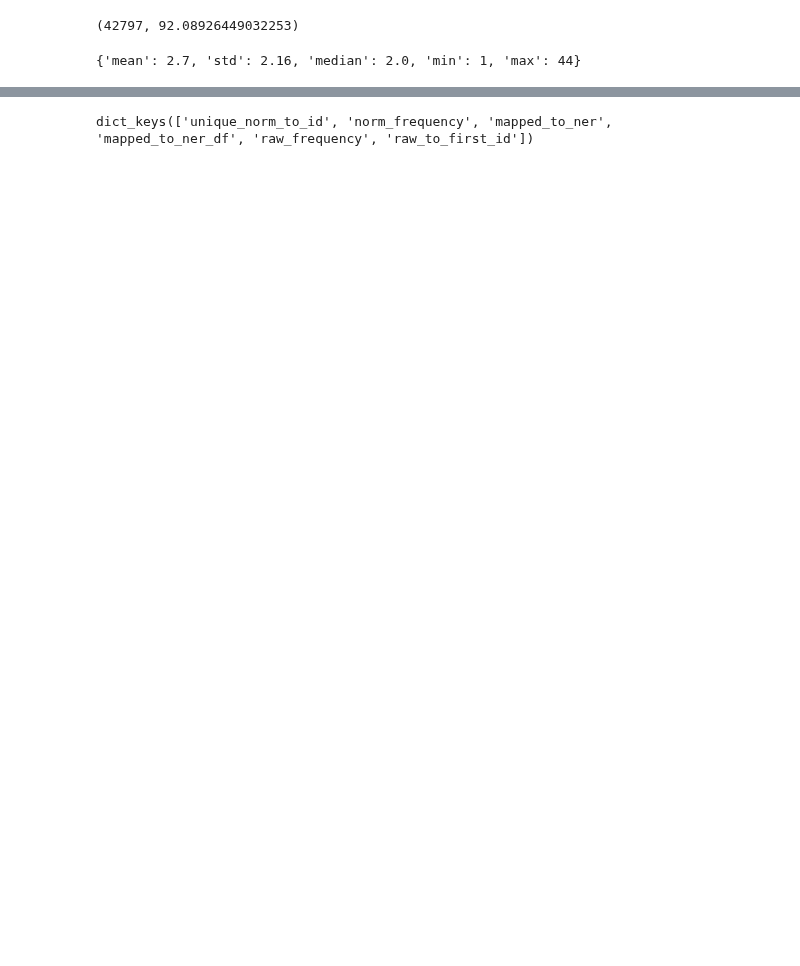
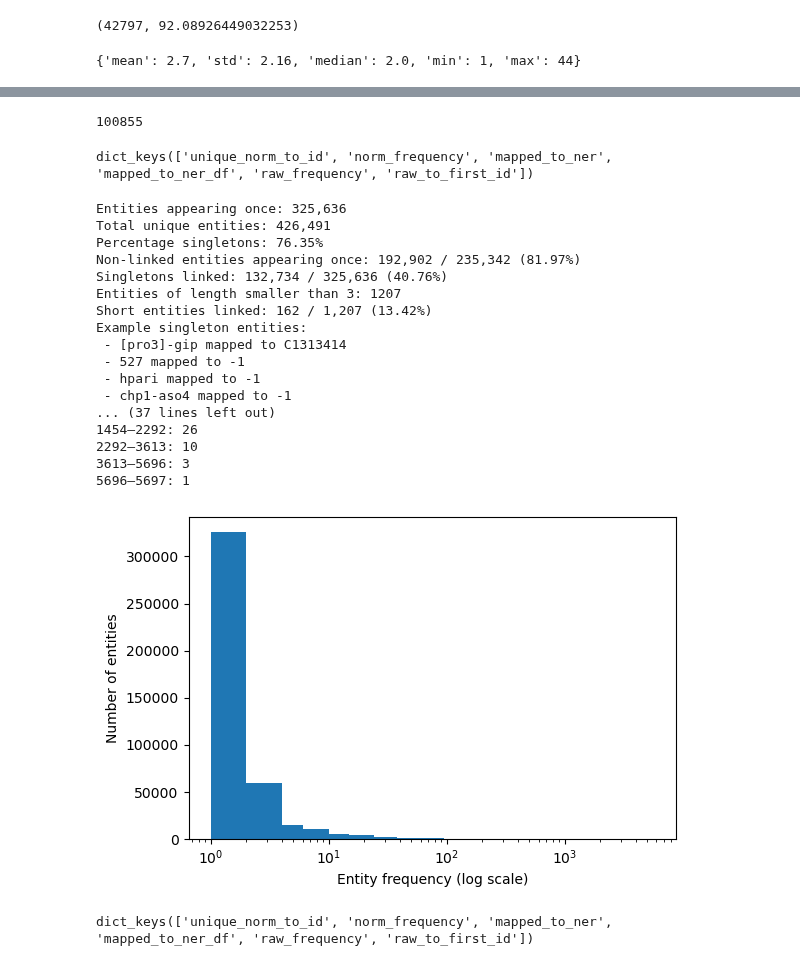
Before and after one commit to Ineichen-Group/Preclinical_DrugDisease_Translation_Pipeline, a Jupyter notebook: 04_normalization/Analyse_Combine_Linked_Entities.ipynb, the cells around one changed output, grey strips where cells are left out. Drawn from its saved outputs; the diff is of its cells as text; code cells hidden in the pictures; blank space fills up the shorter version.

Commit message:
analyse combined linked entities

```diff
--- a/04_normalization/Analyse_Combine_Linked_Entities.ipynb
+++ b/04_normalization/Analyse_Combine_Linked_Entities.ipynb
@@ -403,7 +406,8 @@ cols_to_keep = [
     drug_with_parents_entities_ids,
 ]
 
-df_to_analyse = df_drugs_pre[cols_to_keep].copy()
+df_to_analyse_drug_preclin = df_drugs_pre[cols_to_keep].copy()
+df_to_analyse = df_to_analyse_drug_preclin.copy()
 df_to_analyse.head()
 # %% [output]
 |  | PMID | unique_interventions_linkbert_pre... | drug_umls_term_norm | drug_umls_termid | nearest_dataset_parent_umls_label | ... |
@@ -434,7 +438,7 @@ summary
 # %% [output]
 {'mean': 2.7, 'std': 2.16, 'median': 2.0, 'min': 1, 'max': 44}
 # %%
-drug_report, drug_details = entity_linking_report(
+drug_report_preclin, drug_details_preclin = entity_linking_report(
     df=df_to_analyse,
     ner_col="unique_interventions_linkbert_predictions",  # raw
     norm_col="drug_umls_term_norm",                       # linked labels
@@ -442,7 +446,7 @@ drug_report, drug_details = entity_linking_report(
     parent_label_col="merged_umls_label",                 # linked + parent labels
     doc_id_col="PMID",
 )
-drug_report
+drug_report_preclin
 # %% [output]
 |  | count unique raw entities | count unique linked entities | count unique linked with parent | Linking success (unique / % mappe... |
 | 0 | 426491 | 292485 | 292506 | 191149 (12.55%)/426491 (69.97%) |
@@ -448,0 +558,8 @@ drug_report
+# %%
+426491 - 325636
+# %% [output]
+100855
+# %%
+drug_details_preclin.keys()
+# %% [output]
+dict_keys(['unique_norm_to_id', 'norm_frequency', 'mapped_to_ner', 'mapped_to_ner_df', 'raw_frequency', 'raw_to_first_id'])
@@ -449 +571,22 @@ drug_report
+# %%
+raw_frequencies_stats(drug_details_preclin)
+# %% [output]
+Entities appearing once: 325,636
+Total unique entities: 426,491
+Percentage singletons: 76.35%
+Non-linked entities appearing once: 192,902 / 235,342 (81.97%)
+Singletons linked: 132,734 / 325,636 (40.76%)
+Entities of length smaller than 3: 1207
+Short entities linked: 162 / 1,207 (13.42%)
+Example singleton entities:
+ - [pro3]-gip mapped to C1313414
+ - 527 mapped to -1
+ - hpari mapped to -1
+ - chp1-aso4 mapped to -1
+... (37 lines left out)
+1454–2292: 26
+2292–3613: 10
+3613–5696: 3
+5696–5697: 1
+[figure, added]
 # %%
```
Also changed, not shown: parts of 18 cells of this notebook.
